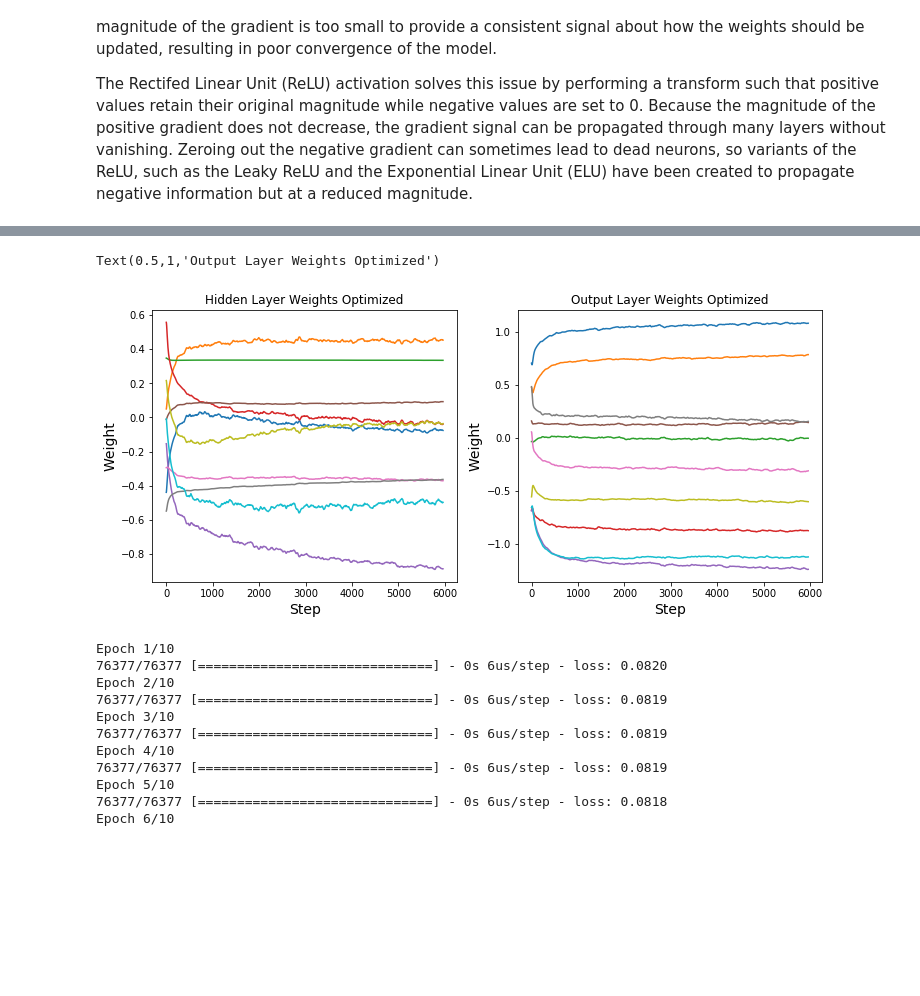
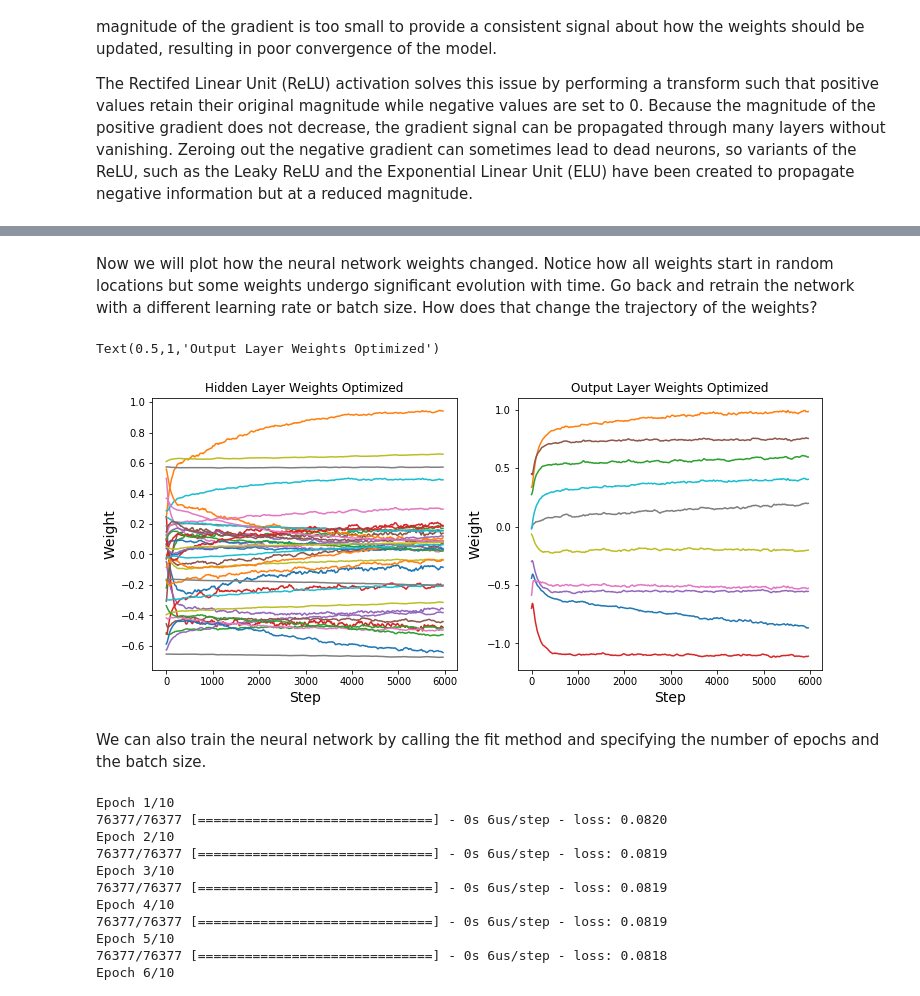
Before and after one commit to djgagne/ams-ml-python-course, a Jupyter notebook: module_3/ML_Short_Course_Module_3_Deep_Learning.ipynb, the cells around one changed output, grey strips where cells are left out. Drawn from its saved outputs; the diff is of its cells as text; code cells hidden in the pictures; blank space fills up the shorter version.

Commit message:
Added text to deep learning module

```diff
--- a/module_3/ML_Short_Course_Module_3_Deep_Learning.ipynb
+++ b/module_3/ML_Short_Course_Module_3_Deep_Learning.ipynb
@@ -108,10 +121,17 @@ Index(['Step_ID', 'Track_ID', 'Ensemble_Name', 'Ensemble_Member', 'Run_Date',
 # %%
+# input variables
 input_columns = ["REFL_COM_mean", "U10_mean", "V10_mean", "T2_mean"]
 output_column = "RVORT1_MAX-future_max"
-out_threshold = 0.006
+# vorticity threshold in s-1
+out_threshold = 0.005
 train_test_date = pd.Timestamp("2015-01-01")
 valid_dates = pd.DatetimeIndex(csv_data["Valid_Date"])
+# Extract the input training data to the neural network
 train_data = csv_data.loc[valid_dates < train_test_date, input_columns]
+# Label strong rotation as 1 and weak or no rotation as 0
 train_out = np.where(csv_data.loc[valid_dates < train_test_date, output_column] > out_threshold, 1, 0)
+#
 test_data = csv_data.loc[valid_dates >= train_test_date, input_columns]
 test_out = np.where(csv_data.loc[valid_dates >= train_test_date, output_column] > out_threshold, 1, 0)
+print(f"Training strong rotation examples: {100 * train_out.sum() / train_out.size: 0.3f}%")
+print(f"Training strong rotation example: {100 * test_out.sum() / test_out.size: 0.3f}%")
@@ -271,31 +315,47 @@ Adam: Short for "adaptive moments." This optimizer automatically updates the lea
 # %%
+# set the batch size
 batch_size = 128
+# an epoch is one pass through the training data
 num_epochs = 10
+# number of neurons in the hidden layer
 hidden_neurons = 10
+# learning rate
 learning_rate = 0.01
+# Set the optimizer to SGD or change it to an Adam object
 optimizer = SGD(lr=learning_rate, momentum=0.9)
+# loss can be binary_crossentropy or mse
 loss = "binary_crossentropy"
+# Create an input layer
 small_net_input = Input(shape=(len(input_columns),))
+# Hidden layer with a hyperbolic tangent (tanh) activation function
 small_net_hidden = Dense(hidden_neurons, activation="tanh")(small_net_input)
+# Output layers with a sigmoid activation function
 small_net_out = Dense(1, activation="sigmoid")(small_net_hidden)
+# combine the layers into a model object
 small_model = Model(small_net_input, small_net_out)
+# compile the model object to instantiate all the tensorflow connections
 small_model.compile(optimizer, loss=loss)
-#small_model.compile(Adam(lr=0.001), loss="binary_crossentropy")
-
+# The batch size should be divisible by the number of training examples.
+# We will subject the remainder to ensure this
 batch_diff = train_norm.shape[0] % batch_size
-batch_indices = np.random.permutation(np.arange(train_norm.shape[0] - batch_diff))
+# Create training indices for random batch sampling later
+batch_indices = np.arange(train_norm.shape[0] - batch_diff)
 num_batches = int(batch_indices.size / batch_size)
+# Extract the weights from the network
+# hw = hidden weights, hb = hidden bias, ow = output weights ,ob = output bias
 hw, hb, ow, ob = small_model.get_weights()
+# Store the values of the hidden and output weights after each batch
 hw_series = np.zeros([num_batches * num_epochs] + list(hw.shape))
 ow_series = np.zeros([num_batches * num_epochs] + list(ow.shape))
-hw_series[0] = hw
-ow_series[0] = ow
 i = 0
+# Each epoch is one pass through the training data
 for e in range(num_epochs):
     print(e)
+    # At the beginning of each epoch, shuffle the order of the training examples
     batch_indices = np.random.permutation(batch_indices)
     for b in range(num_batches):
         hw_series[i], hb, ow_series[i], ob = small_model.get_weights()
+        # Perform one update based on a batch of training data
         small_model.train_on_batch(train_norm[batch_indices[b * batch_size: (b + 1) * batch_size]],
                                    train_out[batch_indices[b * batch_size: (b + 1) * batch_size]])
 
@@ -321,22 +392,26 @@ _________________________________________________________________
+# %% [markdown]
+Now we will plot how the neural network weights changed. Notice how all weights start in random locations but some weights undergo significant evolution with time. Go back and retrain the network with a different learning rate or batch size. How does that change the trajectory of the weights?
 # %%
 fig = plt.figure(figsize=(12, 5))
 plt.subplot(1, 2, 1)
 hw_flat = hw_series.reshape(hw_series.shape[0], hw_series.shape[1] * hw_series.shape[2])
-for i in range(10):
+for i in range(hw_flat.shape[1]):
     plt.plot(hw_flat[:, i])
 plt.xlabel("Step", fontsize=14)
 plt.ylabel("Weight", fontsize=14)
 plt.title("Hidden Layer Weights Optimized")
 plt.subplot(1, 2, 2)
 ow_flat = ow_series.reshape(ow_series.shape[0], ow_series.shape[1] * ow_series.shape[2])
-for i in range(10):
+for i in range(ow_flat.shape[1]):
     plt.plot(ow_flat[:, i])
 plt.xlabel("Step", fontsize=14)
 plt.ylabel("Weight", fontsize=14)
 plt.title("Output Layer Weights Optimized")
 # %% [output]
 Text(0.5,1,'Output Layer Weights Optimized')
-[figure, old version]
+[figure, new version]
+# %% [markdown]
+We can also train the neural network by calling the fit method and specifying the number of epochs and the batch size.
 # %%
 small_model.fit(train_norm, train_out, epochs=10, batch_size=128)
 # %% [output]
```
Also changed, not shown: parts of 52 cells of this notebook, 1 other file.
